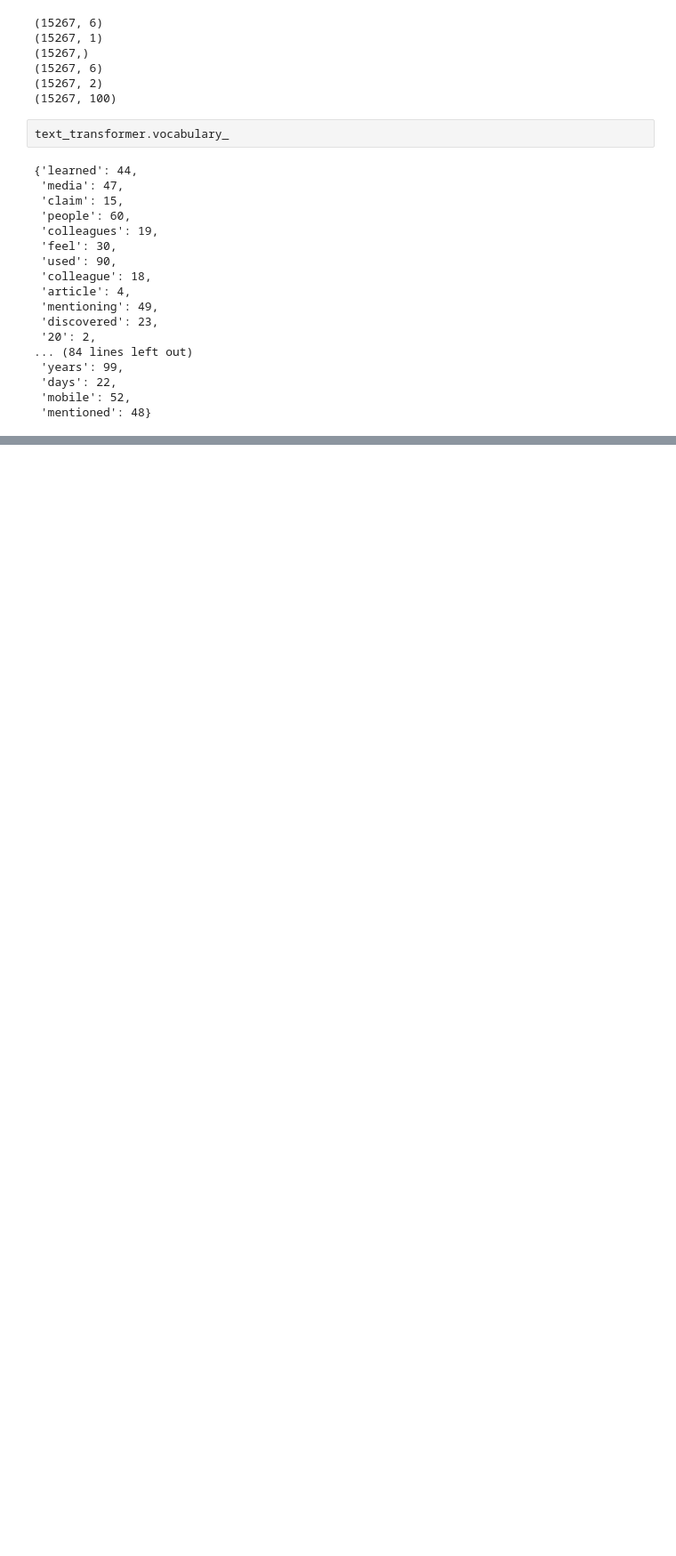
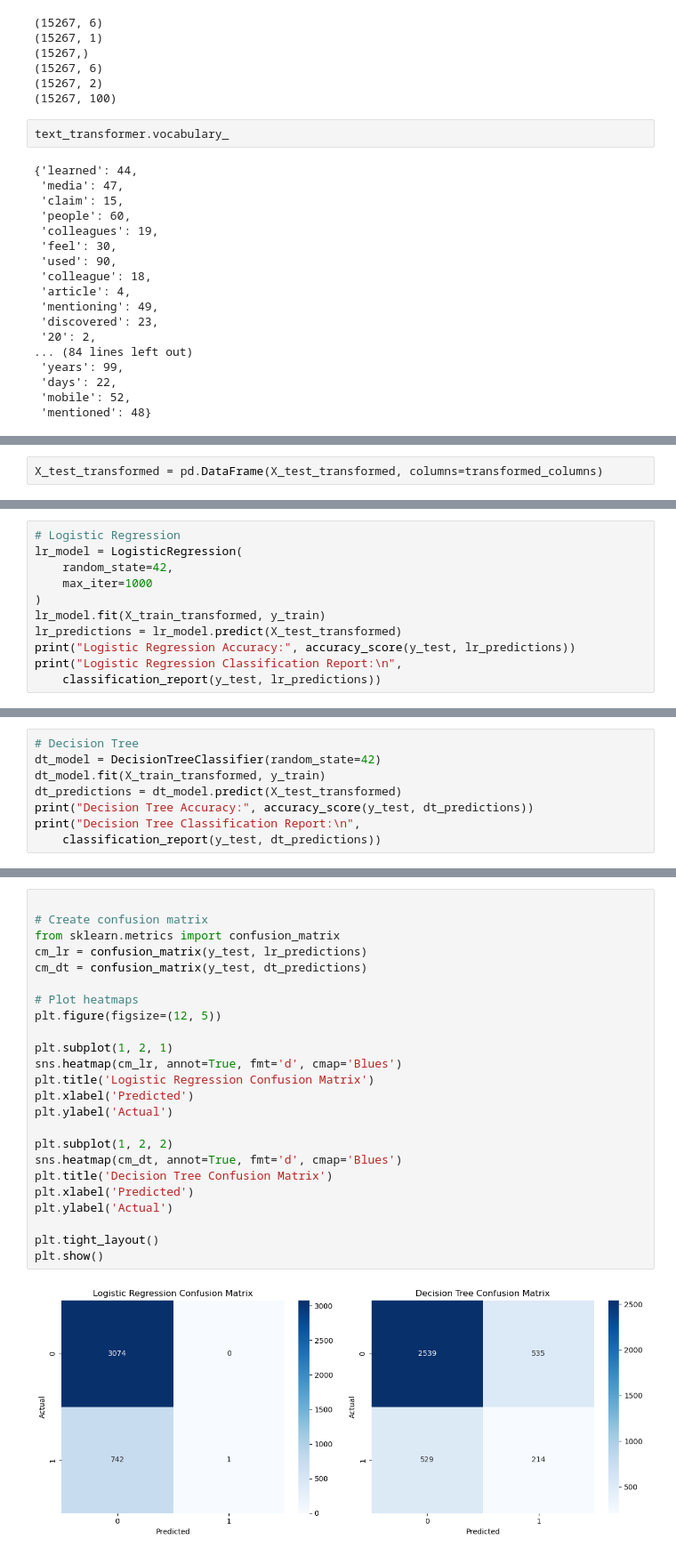
Before and after one commit to Takosaga/fall_24, a Jupyter notebook: machine_learning_and_predictive_analytics/detecting_suspicious_tiktok_content_creators/notebooks/report.ipynb, the cells around one changed output, grey strips where cells are left out. Shown at 89% size. Drawn from its saved outputs; the diff is of its cells as text; blank space fills up the shorter version.

```diff
--- a/machine_learning_and_predictive_analytics/detecting_suspicious_tiktok_content_creators/notebooks/report.ipynb
+++ b/machine_learning_and_predictive_analytics/detecting_suspicious_tiktok_content_creators/notebooks/report.ipynb
@@ -271,0 +340,2 @@ text_transformer.vocabulary_
+# %%
+X_test_transformed = pd.DataFrame(X_test_transformed, columns=transformed_columns)
@@ -271,0 +345,11 @@ text_transformer.vocabulary_
+# %%
+# Logistic Regression
+lr_model = LogisticRegression(
+    random_state=42,
+    max_iter=1000
+)
+lr_model.fit(X_train_transformed, y_train)
+lr_predictions = lr_model.predict(X_test_transformed)
+print("Logistic Regression Accuracy:", accuracy_score(y_test, lr_predictions))
+print("Logistic Regression Classification Report:\n",
+    classification_report(y_test, lr_predictions))
@@ -271,0 +367,8 @@ text_transformer.vocabulary_
+# %%
+# Decision Tree
+dt_model = DecisionTreeClassifier(random_state=42)
+dt_model.fit(X_train_transformed, y_train)
+dt_predictions = dt_model.predict(X_test_transformed)
+print("Decision Tree Accuracy:", accuracy_score(y_test, dt_predictions))
+print("Decision Tree Classification Report:\n",
+    classification_report(y_test, dt_predictions))
@@ -271,0 +386,26 @@ text_transformer.vocabulary_
+# %%
+
+# Create confusion matrix
+from sklearn.metrics import confusion_matrix
+cm_lr = confusion_matrix(y_test, lr_predictions)
+cm_dt = confusion_matrix(y_test, dt_predictions)
+
+# Plot heatmaps
+plt.figure(figsize=(12, 5))
+
+plt.subplot(1, 2, 1)
+sns.heatmap(cm_lr, annot=True, fmt='d', cmap='Blues')
+plt.title('Logistic Regression Confusion Matrix')
+plt.xlabel('Predicted')
+plt.ylabel('Actual')
+
+plt.subplot(1, 2, 2)
+sns.heatmap(cm_dt, annot=True, fmt='d', cmap='Blues')
+plt.title('Decision Tree Confusion Matrix')
+plt.xlabel('Predicted')
+plt.ylabel('Actual')
+
+plt.tight_layout()
+plt.show()
+# %% [output]
+[figure, added]
```
Also changed, not shown: parts of 13 cells of this notebook.
